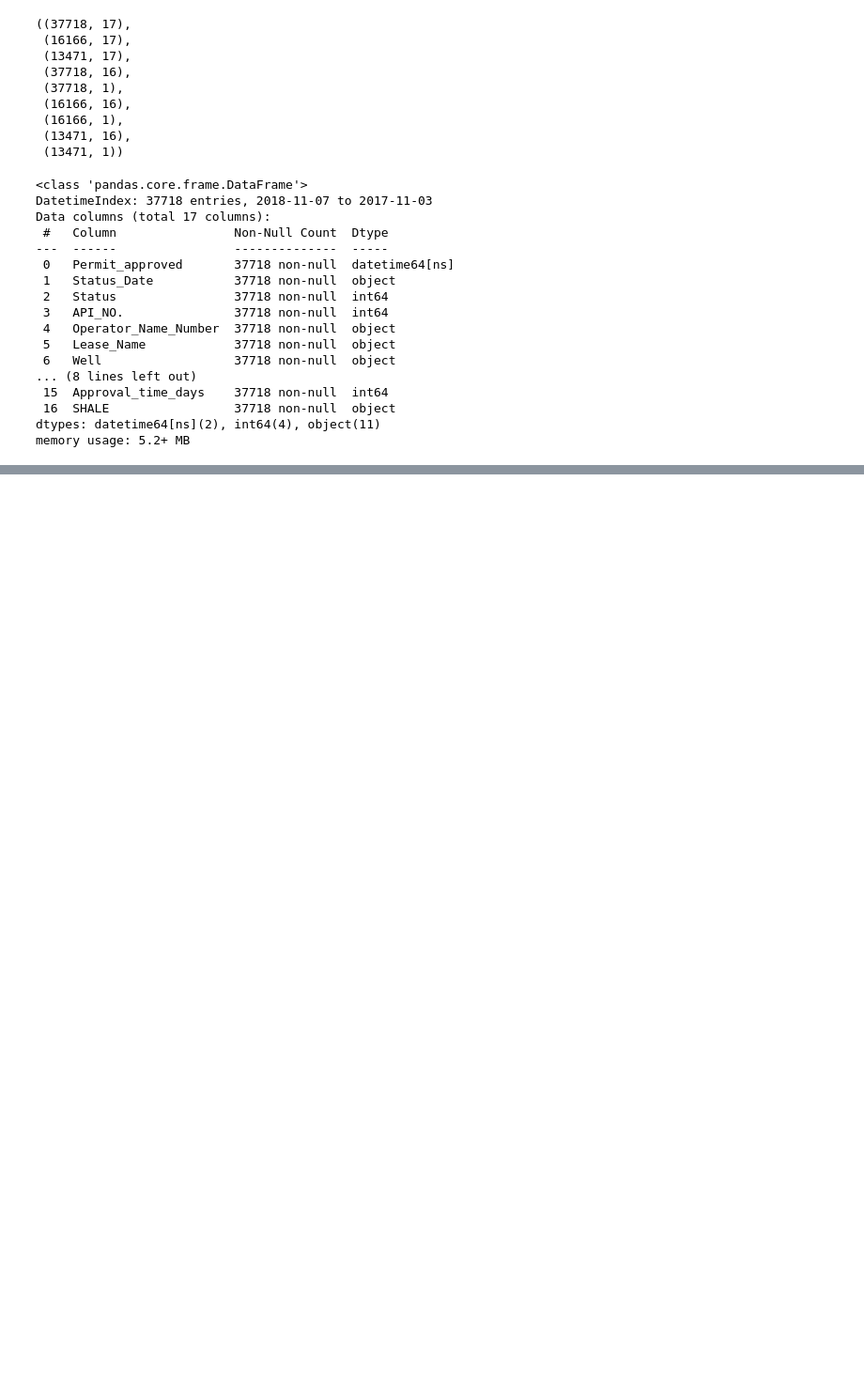
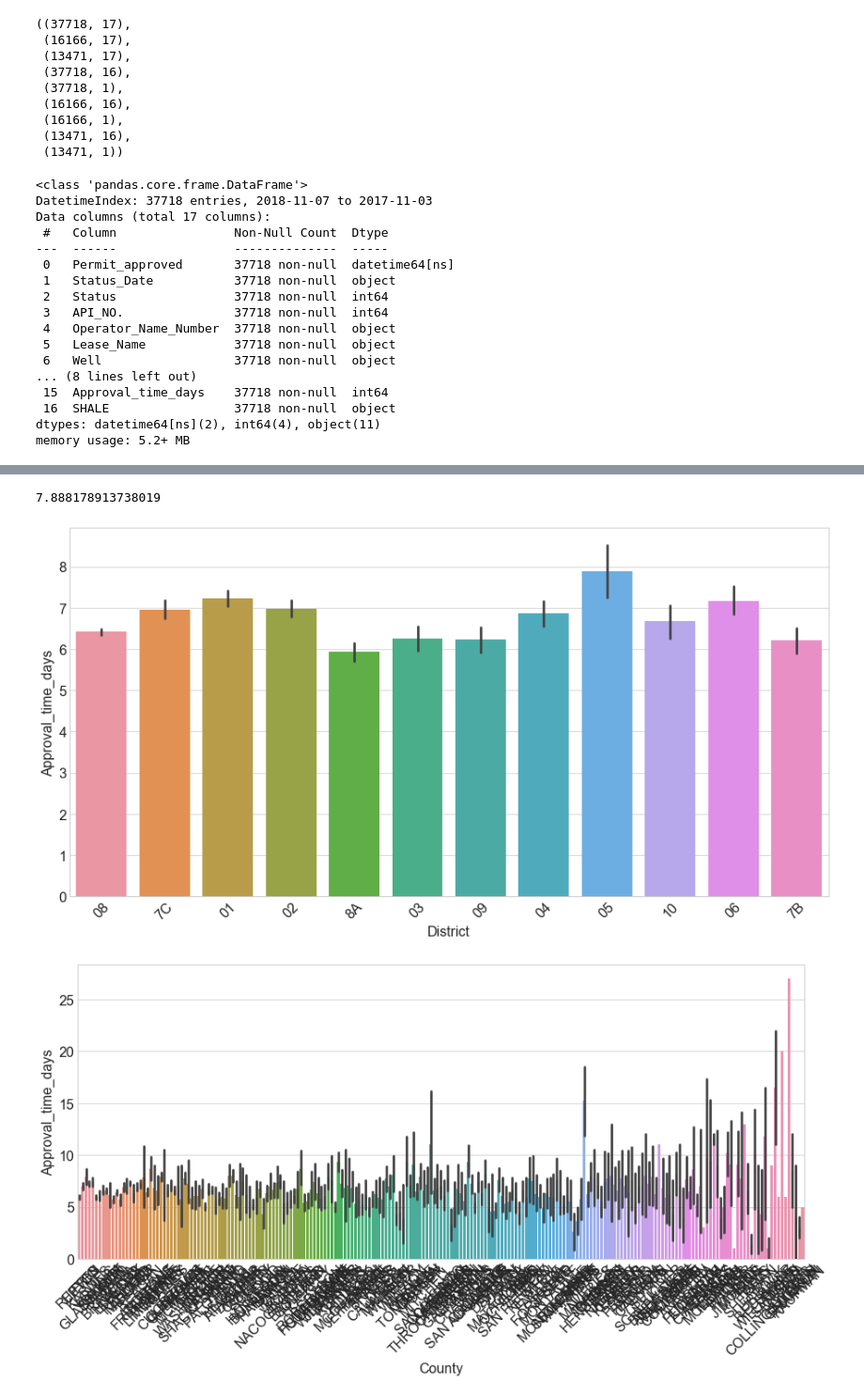
Before and after one commit to brianclements03/Individual_Project, a Jupyter notebook: EXPLORE.ipynb, the cells around one changed output, grey strips where cells are left out. Shown at 94% size. Saved outputs shown, nothing was run; the diff lists cells and outputs as text; code cells hidden in the pictures; blank space fills up the shorter version.

```diff
--- a/EXPLORE.ipynb
+++ b/EXPLORE.ipynb
@@ -351,6 +339,0 @@ memory usage: 5.2+ MB
-# %%
-for var in disc_vars:
-    plt.figure()
-    sns.barplot(y= permits.Approval_time_days, x=var,data=permits)
-    plt.xticks(rotation = 45)
-    plt.tight_layout()
@@ -369,0 +351,13 @@ for var in disc_vars:
+# %%
+train[train.District == '05'].Approval_time_days.mean()
+# %% [output]
+7.888178913738019
+# %%
+for var in disc_vars:
+    plt.figure()
+    sns.barplot(y= train.Approval_time_days, x=var,data=train)
+    plt.xticks(rotation = 45)
+    plt.tight_layout()
+# %% [output]
+[figure, added]
+[figure, added]
```
Also changed, not shown: parts of 41 cells of this notebook.
